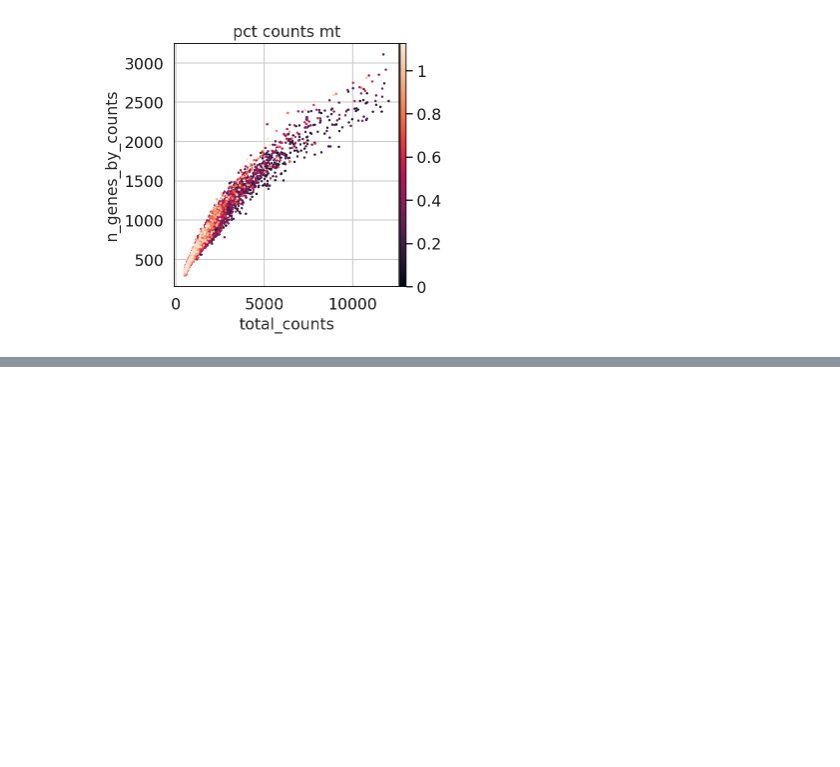
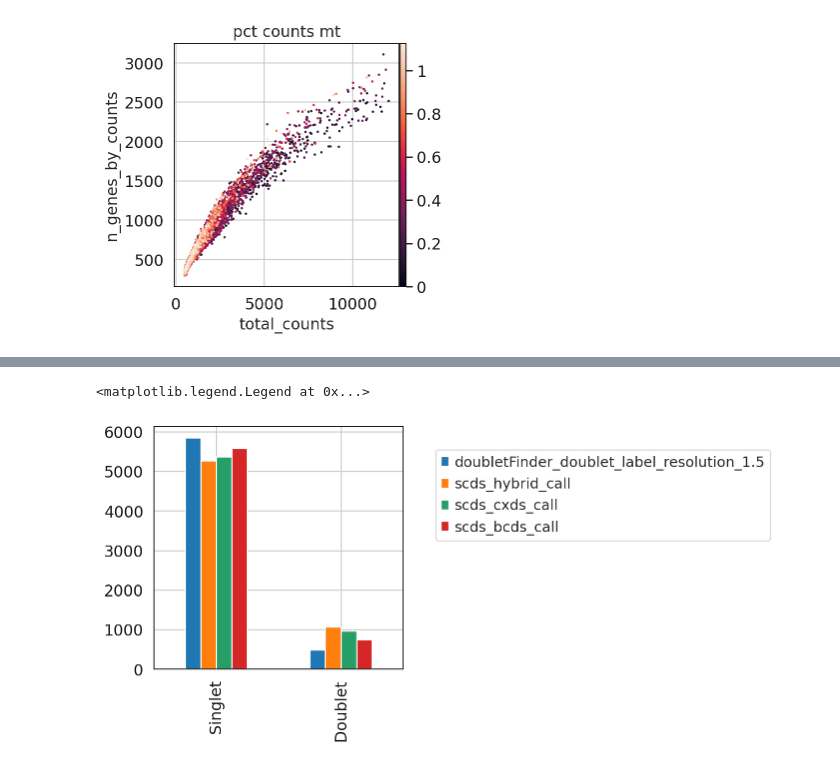
Before and after one commit to McCallLabBU/drpr_snRNAseq, a Jupyter notebook: scripts/preprocess_drprnull42D.ipynb, the cells around one changed output, grey strips where cells are left out. Saved outputs shown, nothing was run; the diff lists cells and outputs as text; code cells hidden in the pictures; blank space fills up the shorter version.

```diff
--- a/scripts/preprocess_drprnull42D.ipynb
+++ b/scripts/preprocess_drprnull42D.ipynb
@@ -182,0 +214,8 @@ sc.pl.scatter(drprnull_42d, "total_counts", "n_genes_by_counts", color="pct_coun
+# %%
+doublets = drprnull_42d.obs[['doubletFinder_doublet_label_resolution_1.5','scds_hybrid_call','scds_cxds_call','scds_bcds_call']].apply(pd.Series.value_counts)
+doublets.plot(kind='bar')
+plt.legend(loc='lower right', bbox_to_anchor=(2.5, 0.5))
+##leave identified doublets in the dataset for now and inspect doublets during visualization later
+# %% [output]
+<matplotlib.legend.Legend at 0x...>
+[figure, added]
```
Also changed, not shown: parts of 10 cells of this notebook, 2 other files.
